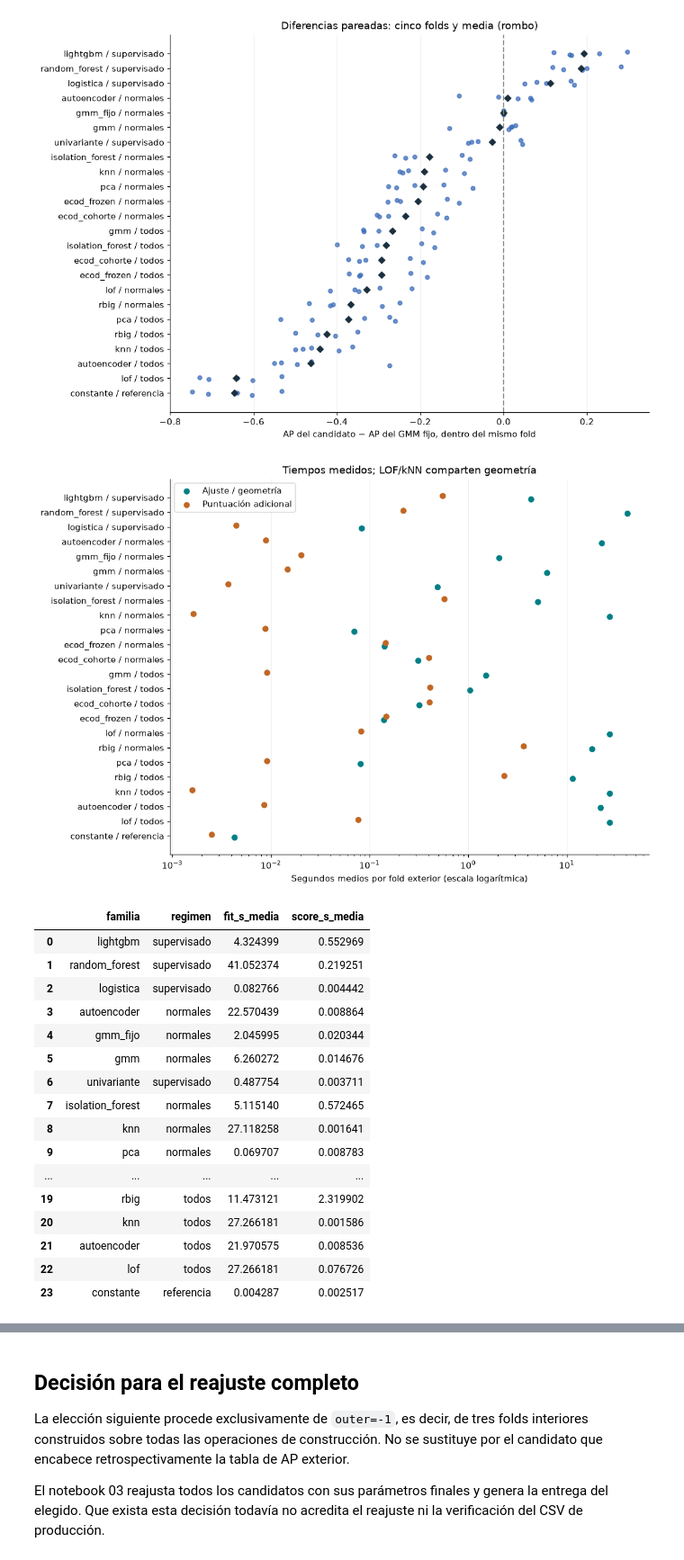
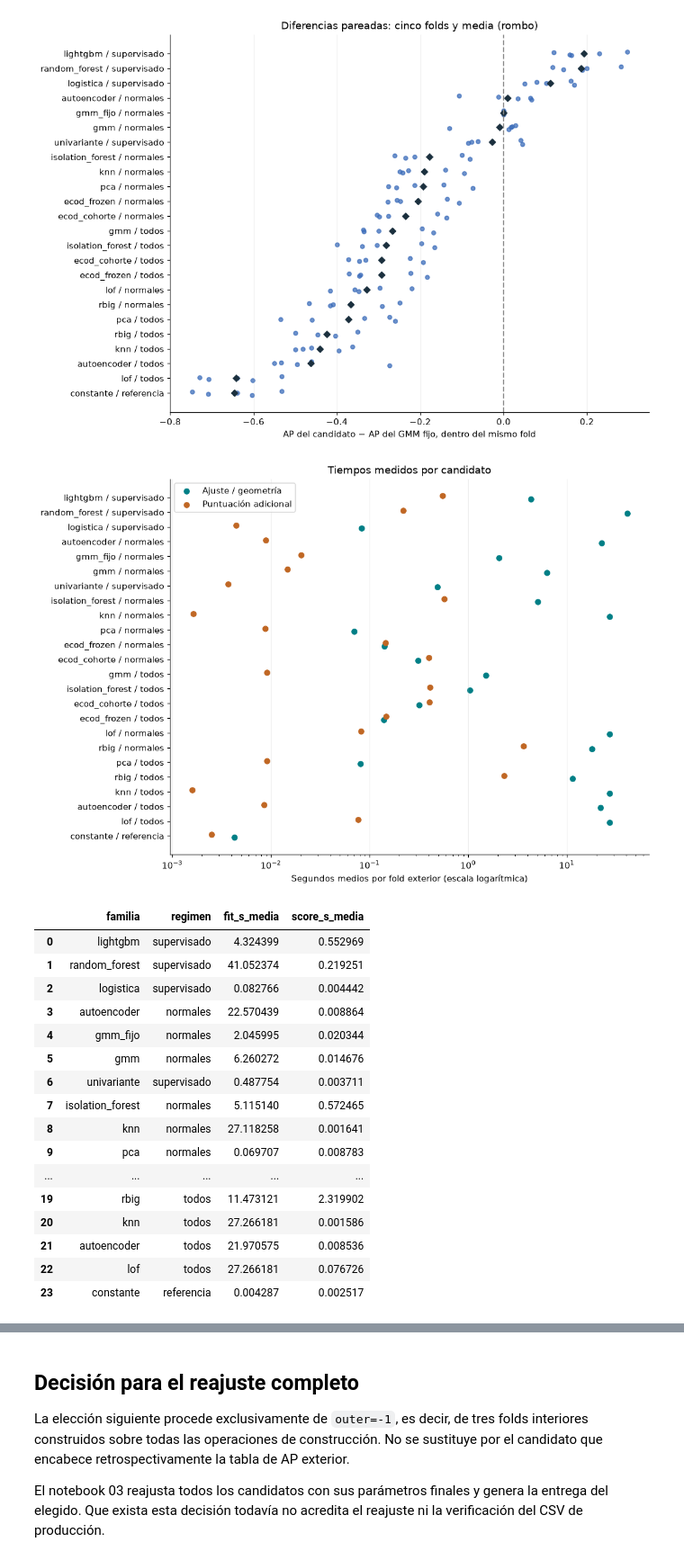
Before and after one commit to JaviChulvi/Taller_Deteccion_Anomalias, a Jupyter notebook: 02_comparativa_modelos.ipynb, the cells around one changed output, grey strips where cells are left out. Shown at 90% size. Drawn from its saved outputs; the diff is of its cells as text; code cells hidden in the pictures.

```diff
--- a/02_comparativa_modelos.ipynb
+++ b/02_comparativa_modelos.ipynb
@@ -728,20 +738,20 @@ plt.show()
 # %%
 # Gráfico 6: coste exterior por candidato, sin sumar geometrías compartidas.
 fig, ax = plt.subplots(figsize=(10, max(6, len(orden) * 0.29)))
 posiciones = np.arange(len(orden))
 ax.scatter(orden["fit_s_media"], posiciones - 0.10, label="Ajuste / geometría", color="#007f86")
 ax.scatter(orden["score_s_media"], posiciones + 0.10, label="Puntuación adicional", color="#c06724")
 ax.set_xscale("log")
 ax.set_yticks(posiciones, orden["candidato"])
 ax.set(xlabel="Segundos medios por fold exterior (escala logarítmica)",
-       title="Tiempos medidos; LOF/kNN comparten geometría")
+       title="Tiempos medidos por candidato")
 ax.legend()
 ax.grid(axis="x", alpha=0.2)
 plt.tight_layout()
 plt.show()
 display(resumen[["familia", "regimen", "fit_s_media", "score_s_media"]])
 # %% [output]
-[figure, old version]
+[figure, new version]
 |  | familia | regimen | fit_s_media | score_s_media |
 | 0 | lightgbm | supervisado | 4.324399 | 0.552969 |
 | 1 | random_forest | supervisado | 41.052374 | 0.219251 |
```
Also changed, not shown: parts of 3 cells of this notebook, 5 other files.
